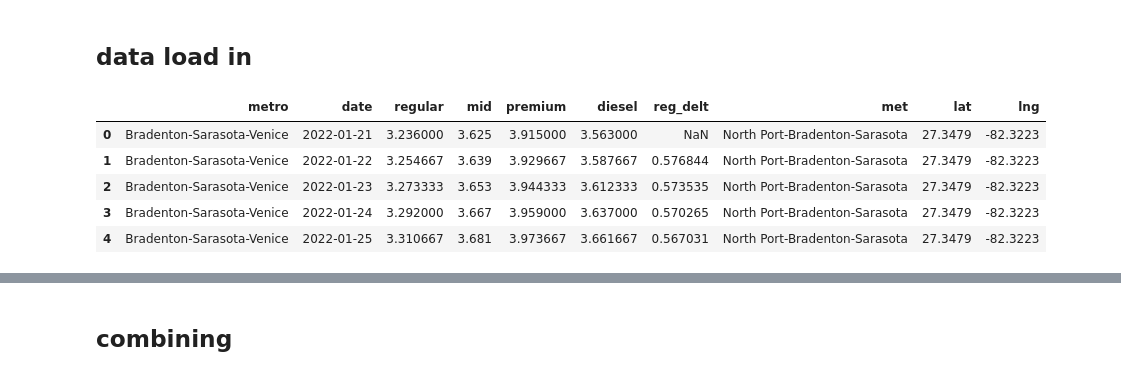
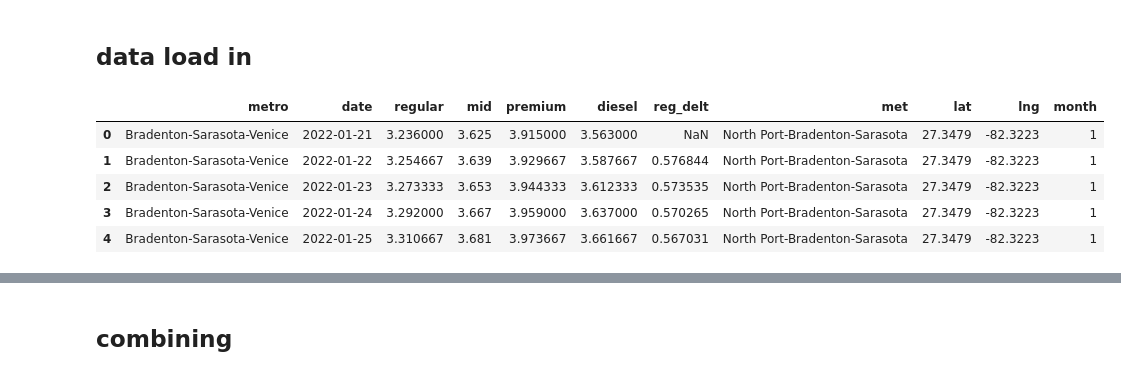
Before and after one commit to sofieappel/HurricanesAndGasPrices, a Jupyter notebook: panel_data.ipynb, the cells around one changed output, grey strips where cells are left out. Saved outputs shown, nothing was run; the diff lists cells and outputs as text; code cells hidden in the pictures.

```diff
--- a/regression_note.ipynb
+++ b/panel_data.ipynb
@@ -8,12 +8,15 @@ import statsmodels.formula.api as smf
 # %%
 path = "Data/gas_coordinates.csv"
 gas = pd.read_csv(path)
+gas["date"] = pd.to_datetime(gas["date"])
+gas["month"] = gas["date"].dt.month
+
 gas.head()
 # %% [output]
-|  | metro | date | regular | mid | premium | diesel | reg_delt | met | lat | lng |
-| 0 | Bradenton-Sarasota-Venice | 2022-01-21 | 3.236000 | 3.625 | 3.915000 | 3.563000 | NaN | North Port-Bradenton-Sarasota | 27.3479 | -82.3223 |
-| 1 | Bradenton-Sarasota-Venice | 2022-01-22 | 3.254667 | 3.639 | 3.929667 | 3.587667 | 0.576844 | North Port-Bradenton-Sarasota | 27.3479 | -82.3223 |
-| 2 | Bradenton-Sarasota-Venice | 2022-01-23 | 3.273333 | 3.653 | 3.944333 | 3.612333 | 0.573535 | North Port-Bradenton-Sarasota | 27.3479 | -82.3223 |
-| 3 | Bradenton-Sarasota-Venice | 2022-01-24 | 3.292000 | 3.667 | 3.959000 | 3.637000 | 0.570265 | North Port-Bradenton-Sarasota | 27.3479 | -82.3223 |
-| 4 | Bradenton-Sarasota-Venice | 2022-01-25 | 3.310667 | 3.681 | 3.973667 | 3.661667 | 0.567031 | North Port-Bradenton-Sarasota | 27.3479 | -82.3223 |
+|  | metro | date | regular | mid | premium | diesel | reg_delt | met | lat | lng | month |
+| 0 | Bradenton-Sarasota-Venice | 2022-01-21 | 3.236000 | 3.625 | 3.915000 | 3.563000 | NaN | North Port-Bradenton-Sarasota | 27.3479 | -82.3223 | 1 |
+| 1 | Bradenton-Sarasota-Venice | 2022-01-22 | 3.254667 | 3.639 | 3.929667 | 3.587667 | 0.576844 | North Port-Bradenton-Sarasota | 27.3479 | -82.3223 | 1 |
+| 2 | Bradenton-Sarasota-Venice | 2022-01-23 | 3.273333 | 3.653 | 3.944333 | 3.612333 | 0.573535 | North Port-Bradenton-Sarasota | 27.3479 | -82.3223 | 1 |
+| 3 | Bradenton-Sarasota-Venice | 2022-01-24 | 3.292000 | 3.667 | 3.959000 | 3.637000 | 0.570265 | North Port-Bradenton-Sarasota | 27.3479 | -82.3223 | 1 |
+| 4 | Bradenton-Sarasota-Venice | 2022-01-25 | 3.310667 | 3.681 | 3.973667 | 3.661667 | 0.567031 | North Port-Bradenton-Sarasota | 27.3479 | -82.3223 | 1 |
 # %%
```
Also changed, not shown: parts of 18 cells of this notebook, 1 other file.
